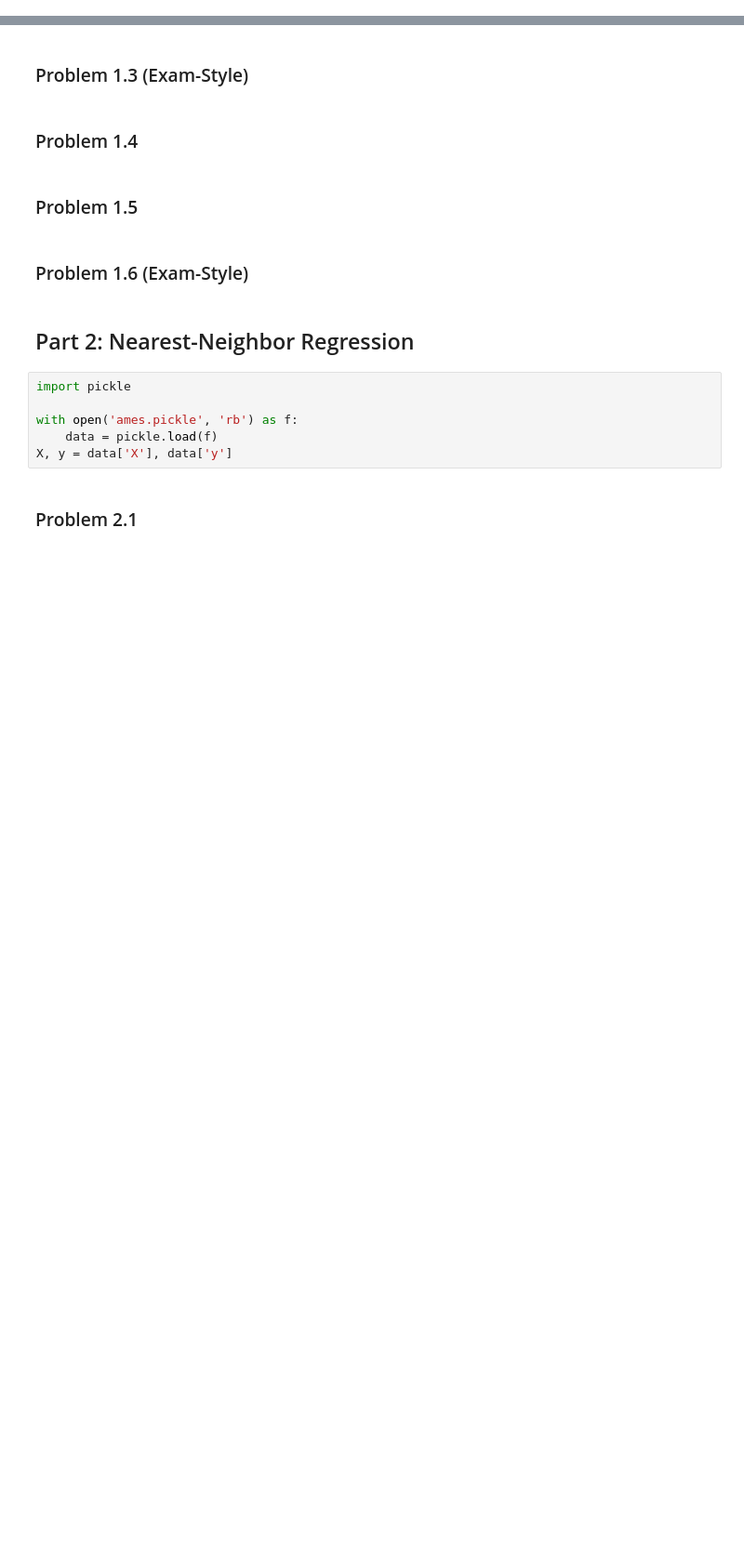
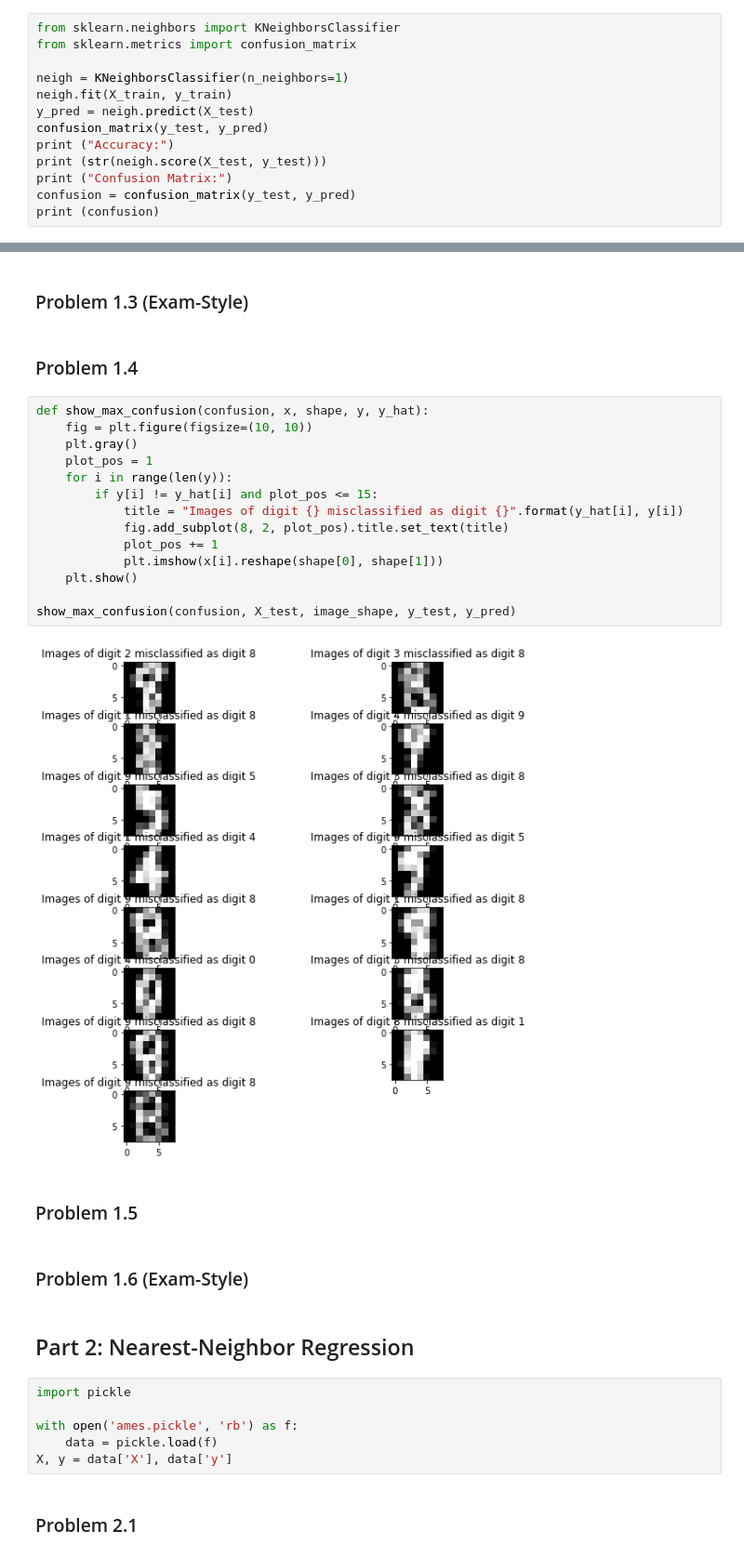
Before and after one commit to amanmibra/cs371, a Jupyter notebook: homework03/homework03.ipynb, the cells around one changed output, grey strips where cells are left out. Shown: that part at 93% size. Cells and saved outputs as stored; diff of their text form; blank space fills up the shorter version.

```diff
--- a/homework03/homework03.ipynb
+++ b/homework03/homework03.ipynb
@@ -21,3 +35,16 @@ from sklearn.model_selection import train_test_split
 
 X_train, X_test, y_train, y_test =\
     train_test_split(X, y, test_size=0.5, random_state=3)
+# %%
+from sklearn.neighbors import KNeighborsClassifier
+from sklearn.metrics import confusion_matrix
+
+neigh = KNeighborsClassifier(n_neighbors=1)
+neigh.fit(X_train, y_train)
+y_pred = neigh.predict(X_test)
+confusion_matrix(y_test, y_pred)
+print ("Accuracy:")
+print (str(neigh.score(X_test, y_test)))
+print ("Confusion Matrix:")
+confusion = confusion_matrix(y_test, y_pred)
+print (confusion)
@@ -25,6 +66,22 @@ X_train, X_test, y_train, y_test =\
 ### Problem 1.3 (Exam-Style)
 # %% [markdown]
 ### Problem 1.4
+# %%
+def show_max_confusion(confusion, x, shape, y, y_hat):
+    fig = plt.figure(figsize=(10, 10))
+    plt.gray()
+    plot_pos = 1
+    for i in range(len(y)):
+        if y[i] != y_hat[i] and plot_pos <= 15:
+            title = "Images of digit {} misclassified as digit {}".format(y_hat[i], y[i])
+            fig.add_subplot(8, 2, plot_pos).title.set_text(title)
+            plot_pos += 1
+            plt.imshow(x[i].reshape(shape[0], shape[1]))
+    plt.show()
+
+show_max_confusion(confusion, X_test, image_shape, y_test, y_pred)
+# %% [output]
+[figure, added]
 # %% [markdown]
 ### Problem 1.5
 # %% [markdown]
```
Also changed, not shown: parts of 3 cells of this notebook, 1 other file.
